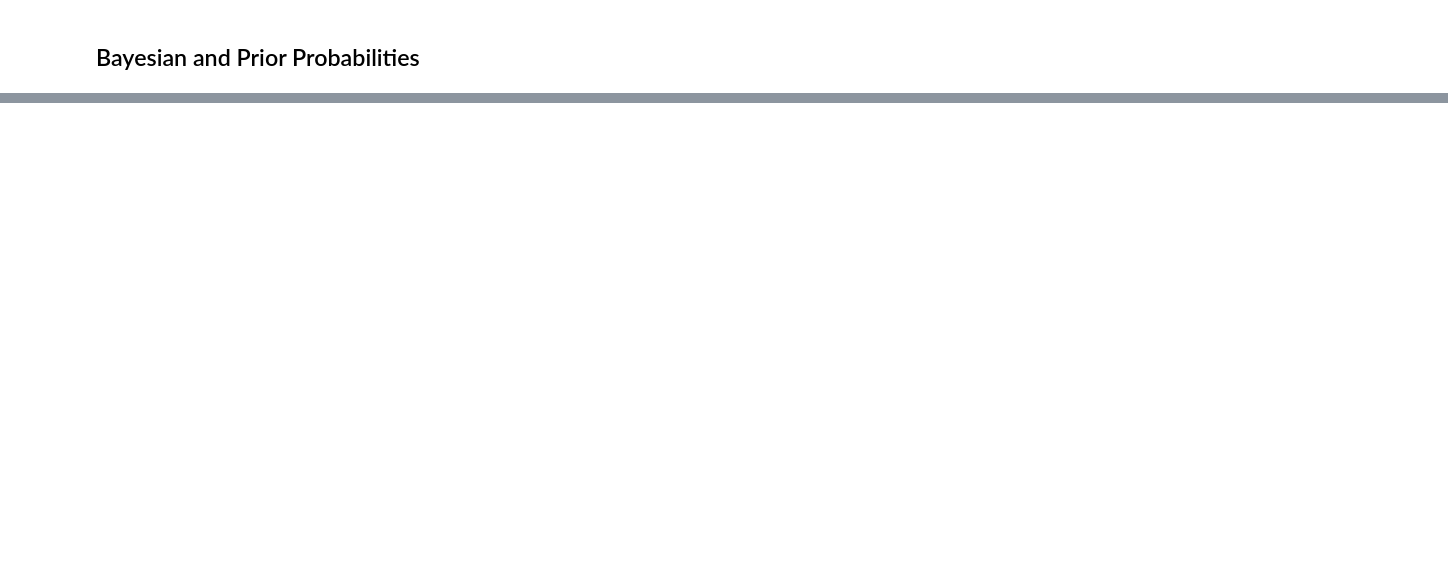
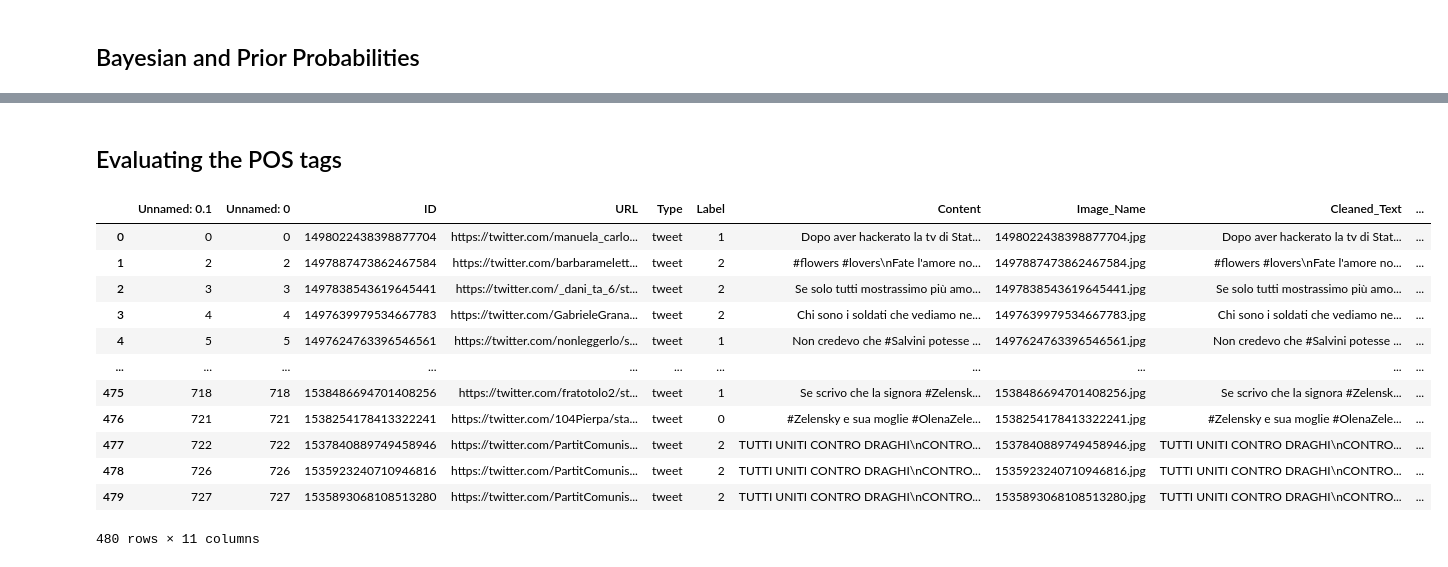
Before and after one commit to Susena-V/NLP_Misinformation, a Jupyter notebook: POS-prob-multivariate-bayesian.ipynb, the cells around one changed output, grey strips where cells are left out. Drawn from its saved outputs; the diff is of its cells as text; code cells hidden in the pictures; blank space fills up the shorter version.

```diff
--- a/POS-prob-multivariate-bayesian.ipynb
+++ b/POS-prob-multivariate-bayesian.ipynb
@@ -349,22 +411,0 @@ for pos_tag in pos_embeddings:
-# %%
-from scipy.stats import multivariate_normal
-
-gaussian_models = {}
-
-for pos_tag, embeddings in pos_embeddings.items():
-    if len(embeddings) < 2:
-        print(f"Skipping POS tag '{pos_tag}' due to insufficient data ({len(embeddings)} sample(s)).")
-        continue
-
-    mean_vector = np.mean(embeddings, axis=0)
-    cov_matrix = np.cov(embeddings, rowvar=False)
-
-    # Handle singular covariance matrices
-    if cov_matrix.ndim == 0 or cov_matrix.shape[0] == 0:
-        print(f"Skipping POS tag '{pos_tag}' due to invalid covariance matrix.")
-        continue
-    cov_matrix += np.eye(cov_matrix.shape[0]) * 1e-6
-
-    gaussian_models[pos_tag] = multivariate_normal(mean=mean_vector, cov=cov_matrix)
-
-print(f"Trained {len(gaussian_models)} POS tag Gaussian models.")
@@ -499,0 +631,26 @@ print("Predictions saved to pos_tag_predictions.csv")
+# %% [markdown]
+## Evaluating the POS tags
+# %%
+import pandas as pd
+
+# Load original dataset
+new_data = pd.read_csv("/kaggle/input/filtered-and-translated-nlp/filr.csv")
+
+
+new_data['predicted_tags']= predictions_df['predicted_tags']
+# %%
+new_data
+# %% [output]
+|  | Unnamed: 0.1 | Unnamed: 0 | ID | URL | Type | Label | Content | Image_Name | Cleaned_Text | ... |
+| 0 | 0 | 0 | 1498022438398877704 | https://twitter.com/manuela_carlo... | tweet | 1 | Dopo aver hackerato la tv di Stat... | 1498022438398877704.jpg | Dopo aver hackerato la tv di Stat... | ... |
+| 1 | 2 | 2 | 1497887473862467584 | https://twitter.com/barbaramelett... | tweet | 2 | #flowers #lovers\nFate l'amore no... | 1497887473862467584.jpg | #flowers #lovers\nFate l'amore no... | ... |
+| 2 | 3 | 3 | 1497838543619645441 | https://twitter.com/_dani_ta_6/st... | tweet | 2 | Se solo tutti mostrassimo più amo... | 1497838543619645441.jpg | Se solo tutti mostrassimo più amo... | ... |
+| 3 | 4 | 4 | 1497639979534667783 | https://twitter.com/GabrieleGrana... | tweet | 2 | Chi sono i soldati che vediamo ne... | 1497639979534667783.jpg | Chi sono i soldati che vediamo ne... | ... |
+| 4 | 5 | 5 | 1497624763396546561 | https://twitter.com/nonleggerlo/s... | tweet | 1 | Non credevo che #Salvini potesse ... | 1497624763396546561.jpg | Non credevo che #Salvini potesse ... | ... |
+| ... | ... | ... | ... | ... | ... | ... | ... | ... | ... | ... |
+| 475 | 718 | 718 | 1538486694701408256 | https://twitter.com/fratotolo2/st... | tweet | 1 | Se scrivo che la signora #Zelensk... | 1538486694701408256.jpg | Se scrivo che la signora #Zelensk... | ... |
+| 476 | 721 | 721 | 1538254178413322241 | https://twitter.com/104Pierpa/sta... | tweet | 0 | #Zelensky e sua moglie #OlenaZele... | 1538254178413322241.jpg | #Zelensky e sua moglie #OlenaZele... | ... |
+| 477 | 722 | 722 | 1537840889749458946 | https://twitter.com/PartitComunis... | tweet | 2 | TUTTI UNITI CONTRO DRAGHI\nCONTRO... | 1537840889749458946.jpg | TUTTI UNITI CONTRO DRAGHI\nCONTRO... | ... |
+| 478 | 726 | 726 | 1535923240710946816 | https://twitter.com/PartitComunis... | tweet | 2 | TUTTI UNITI CONTRO DRAGHI\nCONTRO... | 1535923240710946816.jpg | TUTTI UNITI CONTRO DRAGHI\nCONTRO... | ... |
+| 479 | 727 | 727 | 1535893068108513280 | https://twitter.com/PartitComunis... | tweet | 2 | TUTTI UNITI CONTRO DRAGHI\nCONTRO... | 1535893068108513280.jpg | TUTTI UNITI CONTRO DRAGHI\nCONTRO... | ... |
+480 rows × 11 columns
```
Also changed, not shown: parts of 17 cells of this notebook.
